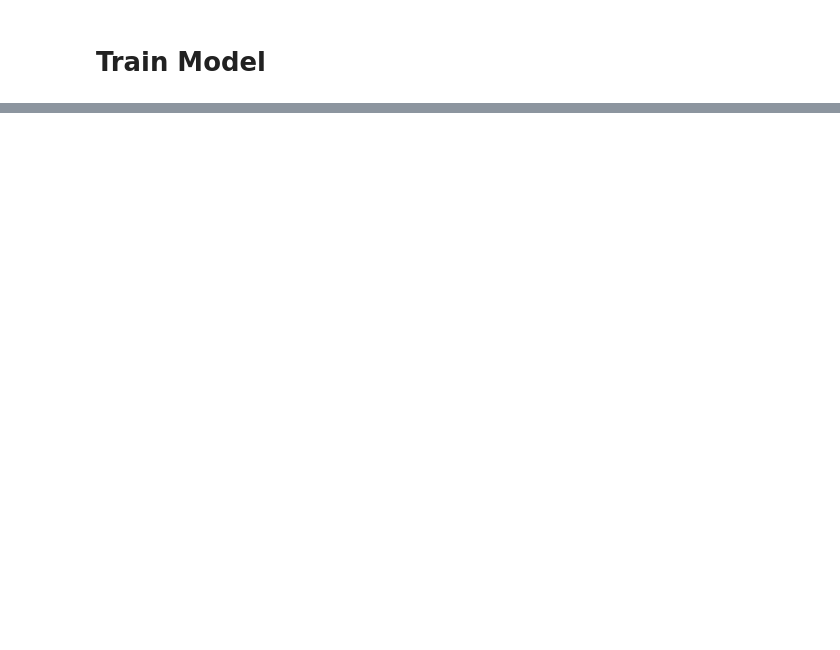
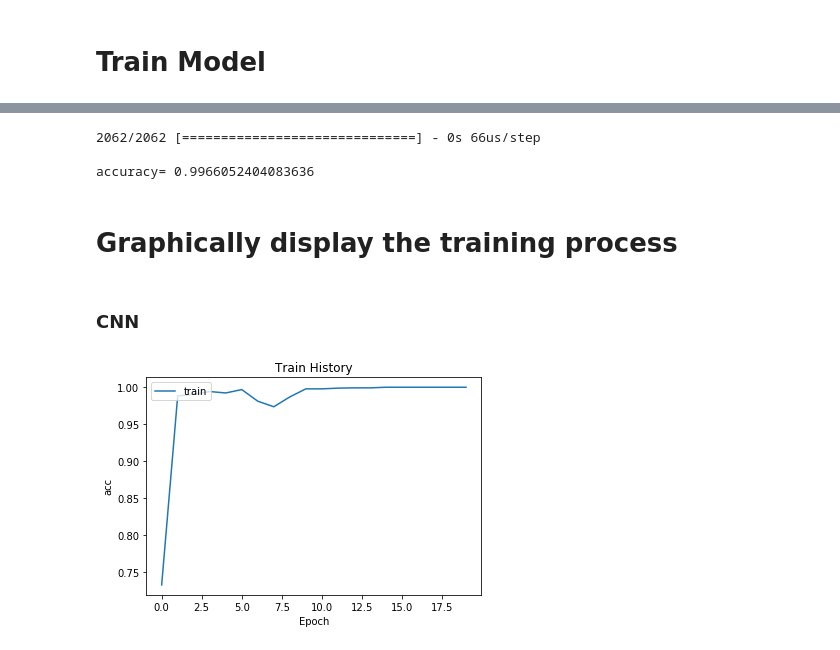
Before and after one commit to Arthur-dev1234/HW, a Jupyter notebook: CNN_TF.ipynb, the cells around one changed output, grey strips where cells are left out. Drawn from its saved outputs; the diff is of its cells as text; code cells hidden in the pictures; blank space fills up the shorter version.

```diff
--- a/CNN_TF.ipynb
+++ b/CNN_TF.ipynb
@@ -187,0 +267,25 @@ accuracy= 0.992725509214355
+# %%
+scores_mlp = model_mlp.evaluate(test_features_mlp,test_label_mlp)
+print()
+print('accuracy=',scores_mlp[1])
+# %% [output]
+2062/2062 [==============================] - 0s 66us/step
+
+accuracy= 0.9966052404083636
+# %% [markdown]
+# Graphically display the training process
+# %%
+import matplotlib.pyplot as plt
+def show_train_history(train_history,train):
+    plt.plot(train_history.history[train])
+    plt.title('Train History')
+    plt.ylabel(train)
+    plt.xlabel('Epoch')
+    plt.legend(['train'], loc='upper left')
+    plt.show()
+# %% [markdown]
+### CNN
+# %%
+show_train_history(train_history_cnn,'acc')
+# %% [output]
+[figure, added]
```
Also changed, not shown: parts of 37 cells of this notebook.
